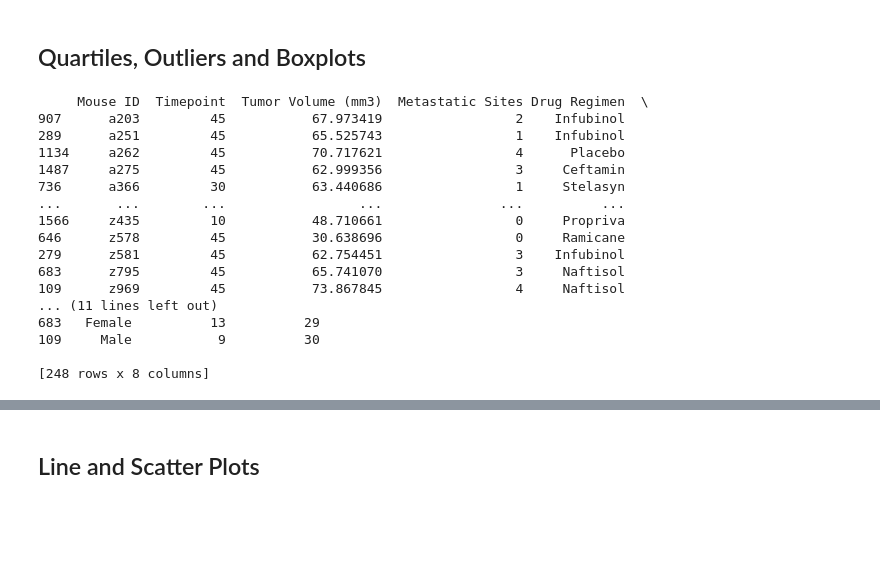
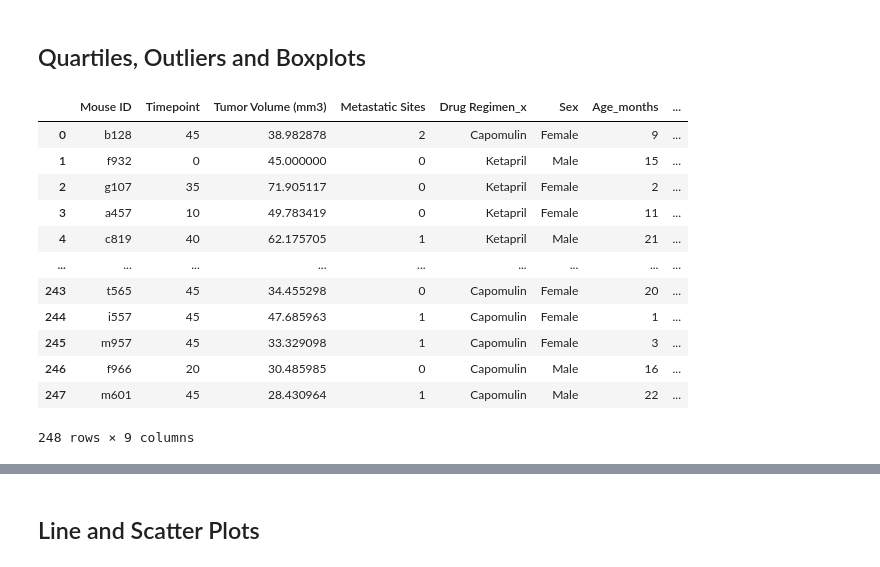
Before and after one commit to esbradshaw2/Pymaceuticals, a Jupyter notebook: pymaceuticals.ipynb, the cells around one changed output, grey strips where cells are left out. Saved outputs shown, nothing was run; the diff lists cells and outputs as text; code cells hidden in the pictures; blank space fills up the shorter version.

```diff
--- a/pymaceuticals.ipynb
+++ b/pymaceuticals.ipynb
@@ -144,31 +144,25 @@ Text(0, 0.5, 'Sex')
 # %%
 # Calculate the final tumor volume of each mouse across four of the treatment regimens:
 # Capomulin, Ramicane, Infubinol, and Ceftamin
 
-# Start by getting the last (greatest) timepoint for each mouse
-max_timepoint_idx = cleaned_df.groupby('Mouse ID')['Timepoint'].idxmax()
+# Create a grouped DataFrame that shows the last (greatest) time point for each mouse
+grouped_df = cleaned_df.groupby(['Drug Regimen', 'Mouse ID'])['Timepoint'].max().reset_index()
 
-# Create a new DataFrame with the rows corresponding to the maximum 'Timepoint' for each mouse
-mouse_maxtimepoint = cleaned_df.loc[max_timepoint_idx]
+# Merge the grouped DataFrame with the original cleaned DataFrame
+merged_df = pd.merge(cleaned_df, grouped_df, on=['Mouse ID', 'Timepoint'], how='inner')
 
-mouse_maxtimepoint_df = pd.DataFrame(mouse_maxtimepoint)
-
-print(mouse_maxtimepoint_df)
+merged_df
 # %% [output]
+|  | Mouse ID | Timepoint | Tumor Volume (mm3) | Metastatic Sites | Drug Regimen_x | Sex | Age_months | ... |
+| 0 | b128 | 45 | 38.982878 | 2 | Capomulin | Female | 9 | ... |
+| 1 | f932 | 0 | 45.000000 | 0 | Ketapril | Male | 15 | ... |
+| 2 | g107 | 35 | 71.905117 | 0 | Ketapril | Female | 2 | ... |
+| 3 | a457 | 10 | 49.783419 | 0 | Ketapril | Female | 11 | ... |
+| 4 | c819 | 40 | 62.175705 | 1 | Ketapril | Male | 21 | ... |
+| ... | ... | ... | ... | ... | ... | ... | ... | ... |
+| 243 | t565 | 45 | 34.455298 | 0 | Capomulin | Female | 20 | ... |
+| 244 | i557 | 45 | 47.685963 | 1 | Capomulin | Female | 1 | ... |
+| 245 | m957 | 45 | 33.329098 | 1 | Capomulin | Female | 3 | ... |
+| 246 | f966 | 20 | 30.485985 | 0 | Capomulin | Male | 16 | ... |
+| 247 | m601 | 45 | 28.430964 | 1 | Capomulin | Male | 22 | ... |
-     Mouse ID  Timepoint  Tumor Volume (mm3)  Metastatic Sites Drug Regimen  \
-907      a203         45           67.973419                 2    Infubinol
-289      a251         45           65.525743                 1    Infubinol
-1134     a262         45           70.717621                 4      Placebo
-1487     a275         45           62.999356                 3     Ceftamin
-736      a366         30           63.440686                 1     Stelasyn
-...       ...        ...                 ...               ...          ...
-1566     z435         10           48.710661                 0     Propriva
-646      z578         45           30.638696                 0     Ramicane
-279      z581         45           62.754451                 3    Infubinol
-683      z795         45           65.741070                 3     Naftisol
-109      z969         45           73.867845                 4     Naftisol
-... (11 lines left out)
-683   Female          13          29
-109     Male           9          30
-
-[248 rows x 8 columns]
+248 rows × 9 columns
```
Also changed, not shown: parts of 3 cells of this notebook.
